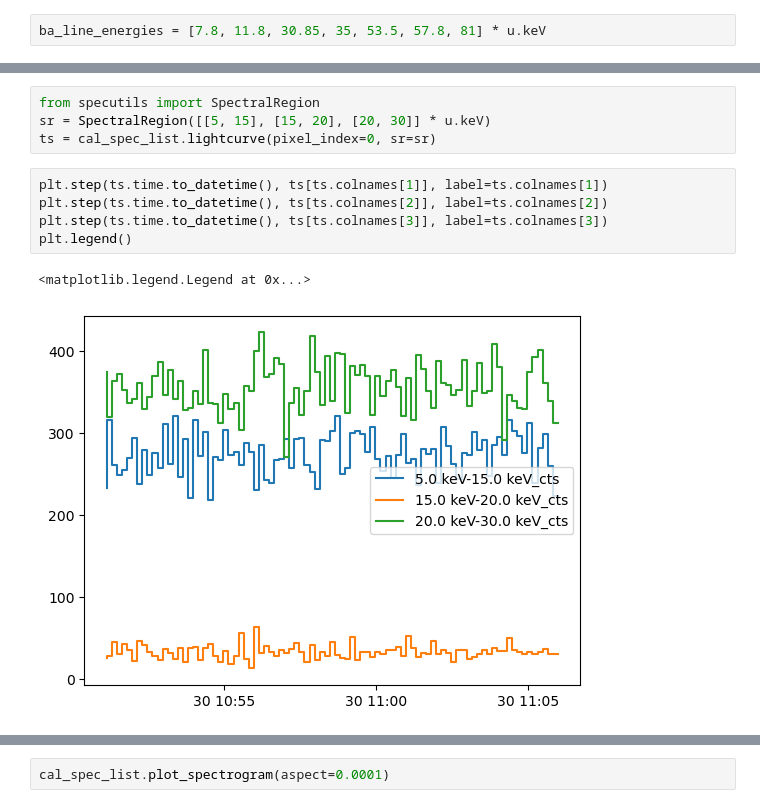
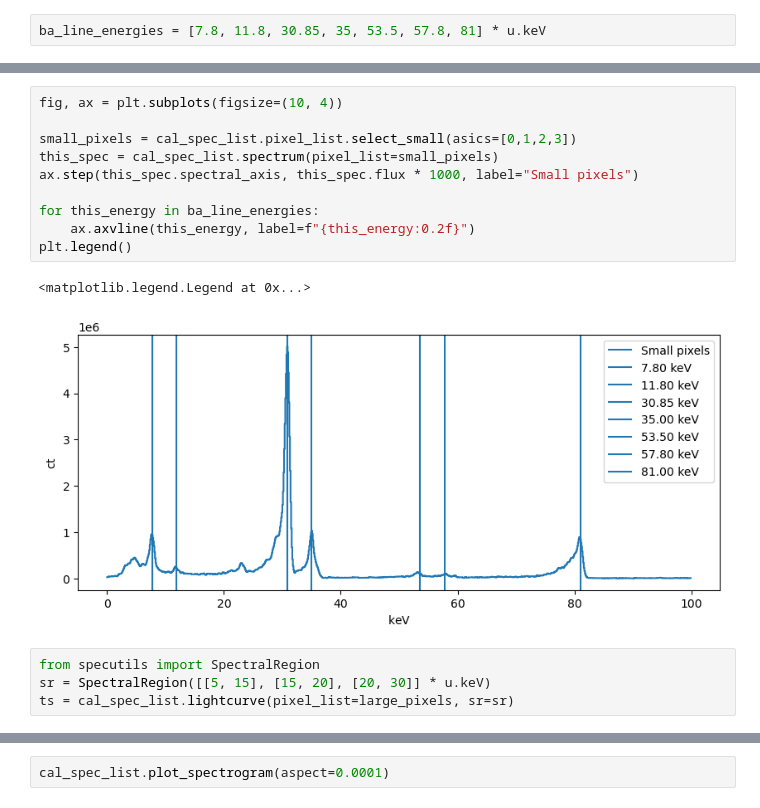
Before and after one commit to PADRESat/meddea_notebooks, a Jupyter notebook: calibration/20250706_energy_calibration_speclist.ipynb, the cells around one changed output, grey strips where cells are left out. Drawn from its saved outputs; the diff is of its cells as text.

```diff
--- a/calibration/20250706_energy_calibration_speclist.ipynb
+++ b/calibration/20250706_energy_calibration_speclist.ipynb
@@ -208,12 +250,17 @@ plt.legend()
+# %%
+fig, ax = plt.subplots(figsize=(10, 4))
+
+small_pixels = cal_spec_list.pixel_list.select_small(asics=[0,1,2,3])
+this_spec = cal_spec_list.spectrum(pixel_list=small_pixels)
+ax.step(this_spec.spectral_axis, this_spec.flux * 1000, label="Small pixels")
+
+for this_energy in ba_line_energies:
+    ax.axvline(this_energy, label=f"{this_energy:0.2f}")
+plt.legend()
+# %% [output]
+<matplotlib.legend.Legend at 0x...>
+[figure, added]
 # %%
 from specutils import SpectralRegion
 sr = SpectralRegion([[5, 15], [15, 20], [20, 30]] * u.keV)
-ts = cal_spec_list.lightcurve(pixel_index=0, sr=sr)
+ts = cal_spec_list.lightcurve(pixel_list=large_pixels, sr=sr)
-# %%
-plt.step(ts.time.to_datetime(), ts[ts.colnames[1]], label=ts.colnames[1])
-plt.step(ts.time.to_datetime(), ts[ts.colnames[2]], label=ts.colnames[2])
-plt.step(ts.time.to_datetime(), ts[ts.colnames[3]], label=ts.colnames[3])
-plt.legend()
-# %% [output]
-<matplotlib.legend.Legend at 0x...>
-[figure, removed]
```
Also changed, not shown: parts of 18 cells of this notebook.
